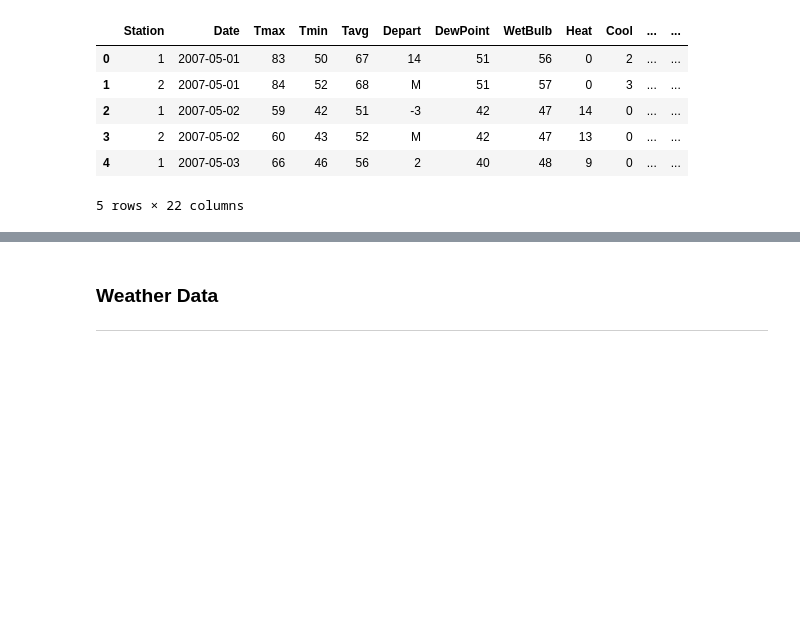
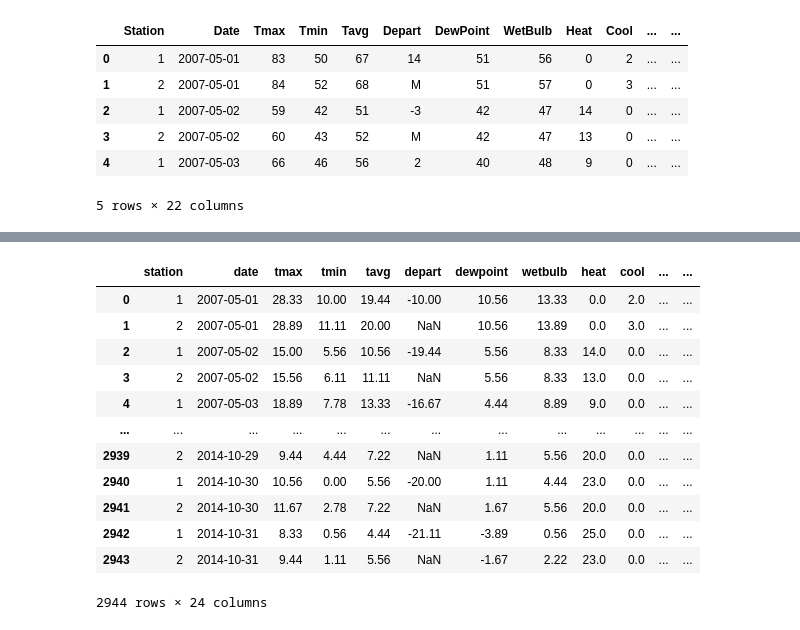
Before and after one commit to DSI-14-P4-BARJ/Project_4_West_Nile_Virus_Prediction, a Jupyter notebook: code/Project_4_West_Nile_Virus_Prediction.ipynb, the cells around one changed output, grey strips where cells are left out. Cells and saved outputs as stored; diff of their text form; code cells hidden in the pictures; blank space fills up the shorter version.

```diff
--- a/code/Project_4_West_Nile_Virus_Prediction.ipynb
+++ b/code/Project_4_West_Nile_Virus_Prediction.ipynb
@@ -67,14 +271 @@ AvgSpeed        object
 dtype: object
-# %%
-
-df_train = pd.read_csv('../datasets/train.csv')
-df_test = pd.read_csv('../datasets/test.csv')
-df_spray = pd.read_csv('../datasets/spray.csv')
-df_weather = pd.read_csv('../datasets/weather.csv')
-
-
-traps = df_train[['Date', 'Trap','Longitude', 'Latitude', 'WnvPresent']]
-f.gen_map()
-
-locations = traps[['Longitude', 'Latitude']].drop_duplicates().values
-plt.scatter(locations[:,0], locations[:,1], marker='x');
@@ -158 +272,9 @@ df_train['Date'] = pd.to_datetime(df_train['Date'])
+# %%
+col_toflt = ['preciptotal', 'stnpressure', 'sealevel',
+             'avgspeed', 'preciptotal', 'tavg',
+             'depart', 'wetbulb', 'heat', 'cool',
+             'sunrise', 'sunset']
+
+for col in col_toflt:
+    df_weather[col] = df_weather[col].astype(float)
 # %%
@@ -192,3 +299,0 @@ plt.show()
-# %% [markdown]
-### Weather Data
----
@@ -198,0 +300,36 @@ df_weather.columns = df_weather.columns.str.lower()
+# %%
+# Define function to convert temperature to Celsius
+def fahrenheit_to_celsius(df,column_names):
+    '''
+    Convert temperature from Fahrenheit to Celsius
+
+    Takes:
+    df - DataFrame
+    column_names - (list of str) - names of columns for conversion
+
+    Returns:
+    df
+    '''
+    for name in column_names:
+        try:
+            df[name] = round((df[name]-32)*5/9,2)
+        except TypeError:
+            continue
+    return df
+
+fahrenheit_to_celsius(df_weather,
+                      ['tmax','tmin','tavg','depart','dewpoint','wetbulb'])
+# %% [output]
+|  | station | date | tmax | tmin | tavg | depart | dewpoint | wetbulb | heat | cool | ... | ... |
+| 0 | 1 | 2007-05-01 | 28.33 | 10.00 | 19.44 | -10.00 | 10.56 | 13.33 | 0.0 | 2.0 | ... | ... |
+| 1 | 2 | 2007-05-01 | 28.89 | 11.11 | 20.00 | NaN | 10.56 | 13.89 | 0.0 | 3.0 | ... | ... |
+| 2 | 1 | 2007-05-02 | 15.00 | 5.56 | 10.56 | -19.44 | 5.56 | 8.33 | 14.0 | 0.0 | ... | ... |
+| 3 | 2 | 2007-05-02 | 15.56 | 6.11 | 11.11 | NaN | 5.56 | 8.33 | 13.0 | 0.0 | ... | ... |
+| 4 | 1 | 2007-05-03 | 18.89 | 7.78 | 13.33 | -16.67 | 4.44 | 8.89 | 9.0 | 0.0 | ... | ... |
+| ... | ... | ... | ... | ... | ... | ... | ... | ... | ... | ... | ... | ... |
+| 2939 | 2 | 2014-10-29 | 9.44 | 4.44 | 7.22 | NaN | 1.11 | 5.56 | 20.0 | 0.0 | ... | ... |
+| 2940 | 1 | 2014-10-30 | 10.56 | 0.00 | 5.56 | -20.00 | 1.11 | 4.44 | 23.0 | 0.0 | ... | ... |
+| 2941 | 2 | 2014-10-30 | 11.67 | 2.78 | 7.22 | NaN | 1.67 | 5.56 | 20.0 | 0.0 | ... | ... |
+| 2942 | 1 | 2014-10-31 | 8.33 | 0.56 | 4.44 | -21.11 | -3.89 | 0.56 | 25.0 | 0.0 | ... | ... |
+| 2943 | 2 | 2014-10-31 | 9.44 | 1.11 | 5.56 | NaN | -1.67 | 2.22 | 23.0 | 0.0 | ... | ... |
+2944 rows × 24 columns
```
Also changed, not shown: parts of 155 cells of this notebook.
